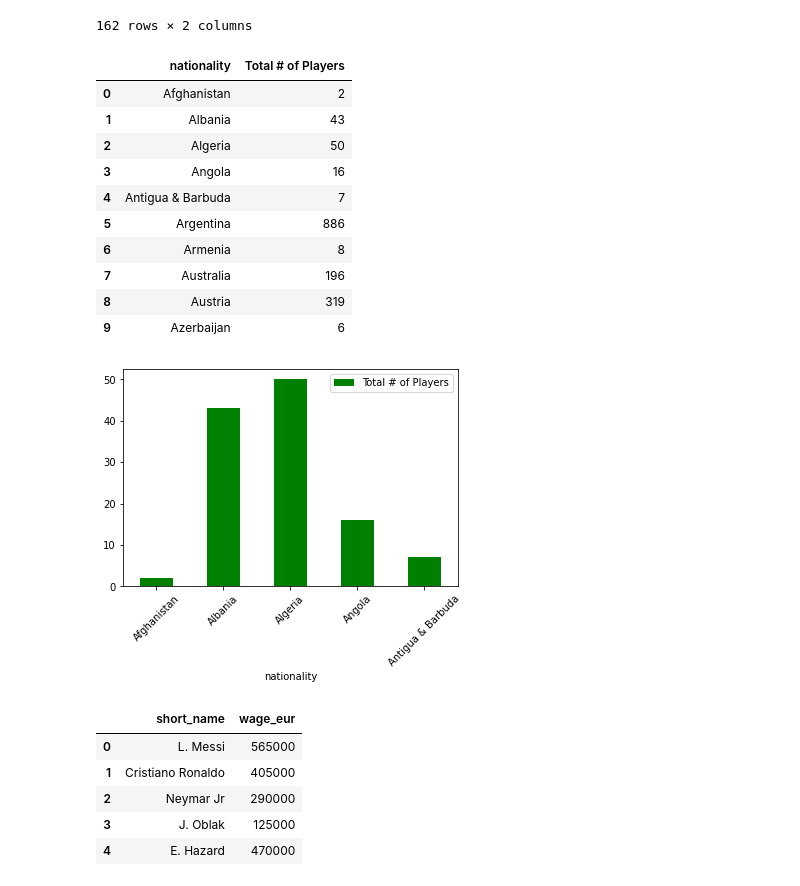
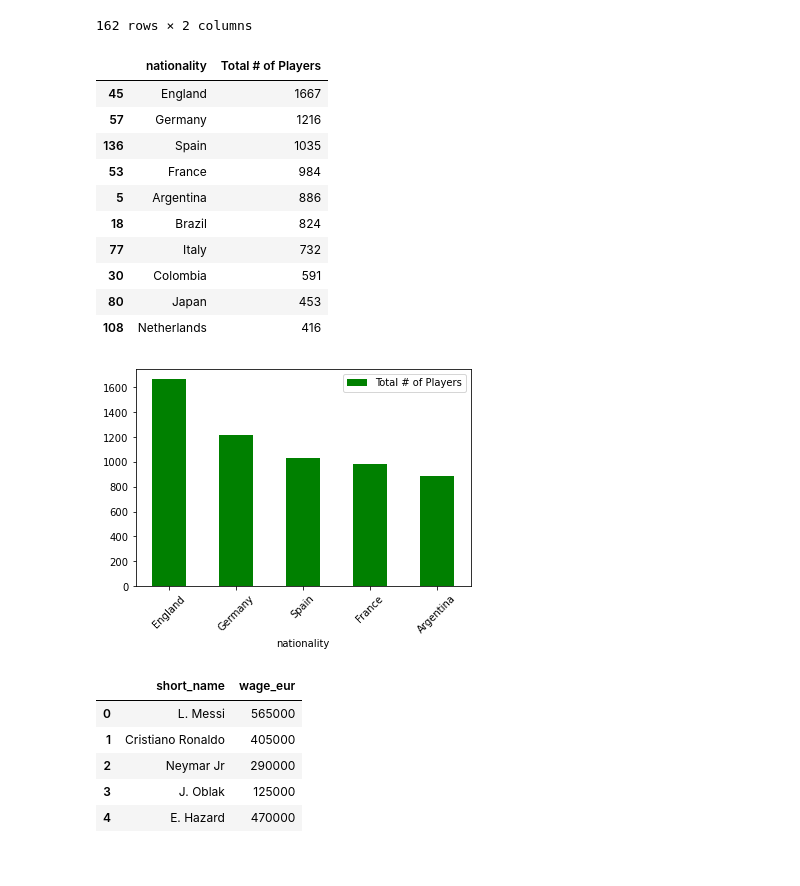
Before and after one commit to Jrowez/JUMPlus-dataProject1, a Jupyter notebook: dataProject1.ipynb, the cells around one changed output. Saved outputs shown, nothing was run; the diff lists cells and outputs as text; code cells hidden in the pictures.

```diff
--- a/dataProject1.ipynb
+++ b/dataProject1.ipynb
@@ -66,10 +66,11 @@ print(f'The dataframe has {len(df)} rows and {len(df.columns)} columns.')
 # %% [output]
 The dataframe has 18278 rows and 104 columns.
 # %%
-# 4. Show number of players and their countries.
+#4. Show number of players and their countries.
+player_Country = df[['nationality','short_name']].groupby(['nationality']).size().reset_index(name='Total # of Players')
+player_Country
 
-playerCountry = df[['nationality','short_name']].groupby(['nationality']).size().reset_index(name='Total # of Players')
-playerCountry
+#df['nationality'].value_counts()
 # %% [output]
 |  | nationality | Total # of Players |
 | 0 | Afghanistan | 2 |
@@ -88,29 +89,31 @@ playerCountry
 # 5. If you find many records in point 4 then show only top 10 countries and their number of players.
 
 #top 10 based on above results
-playerCountry.head(10)
+#player_Country.head(10)
 
 #top 10 based on number of players per country
-#playerCountry_10 = playerCountry.sort_values('Total # of Players', ascending=False).head(10)
-#playerCountry_10
+playerCountry_10 = player_Country.sort_values('Total # of Players', ascending=False).head(10)
+playerCountry_10
 # %% [output]
 |  | nationality | Total # of Players |
-| 0 | Afghanistan | 2 |
-| 1 | Albania | 43 |
-| 2 | Algeria | 50 |
-| 3 | Angola | 16 |
-| 4 | Antigua & Barbuda | 7 |
+| 45 | England | 1667 |
+| 57 | Germany | 1216 |
+| 136 | Spain | 1035 |
+| 53 | France | 984 |
 | 5 | Argentina | 886 |
-| 6 | Armenia | 8 |
-| 7 | Australia | 196 |
-| 8 | Austria | 319 |
-| 9 | Azerbaijan | 6 |
+| 18 | Brazil | 824 |
+| 77 | Italy | 732 |
+| 30 | Colombia | 591 |
+| 80 | Japan | 453 |
+| 108 | Netherlands | 416 |
 # %%
 # 6. Now you have to create a bar plot of top 5 countries and their number of players, try to fill green color in bars.
-playerCountry_5 = playerCountry.head()
+
+#playerCountry_5 = player_Country.head()
+playerCountry_5 = playerCountry_10.head()
 totalPlayers_plot = playerCountry_5.plot.bar(x='nationality', y='Total # of Players', rot=45, color='green')
 # %% [output]
-[figure, old version]
+[figure, new version]
 # %%
 # 7. Show top 5 players short name and wages.
 wage_player = df[['short_name', 'wage_eur']].head()
```
Also changed, not shown: parts of 13 cells of this notebook.
